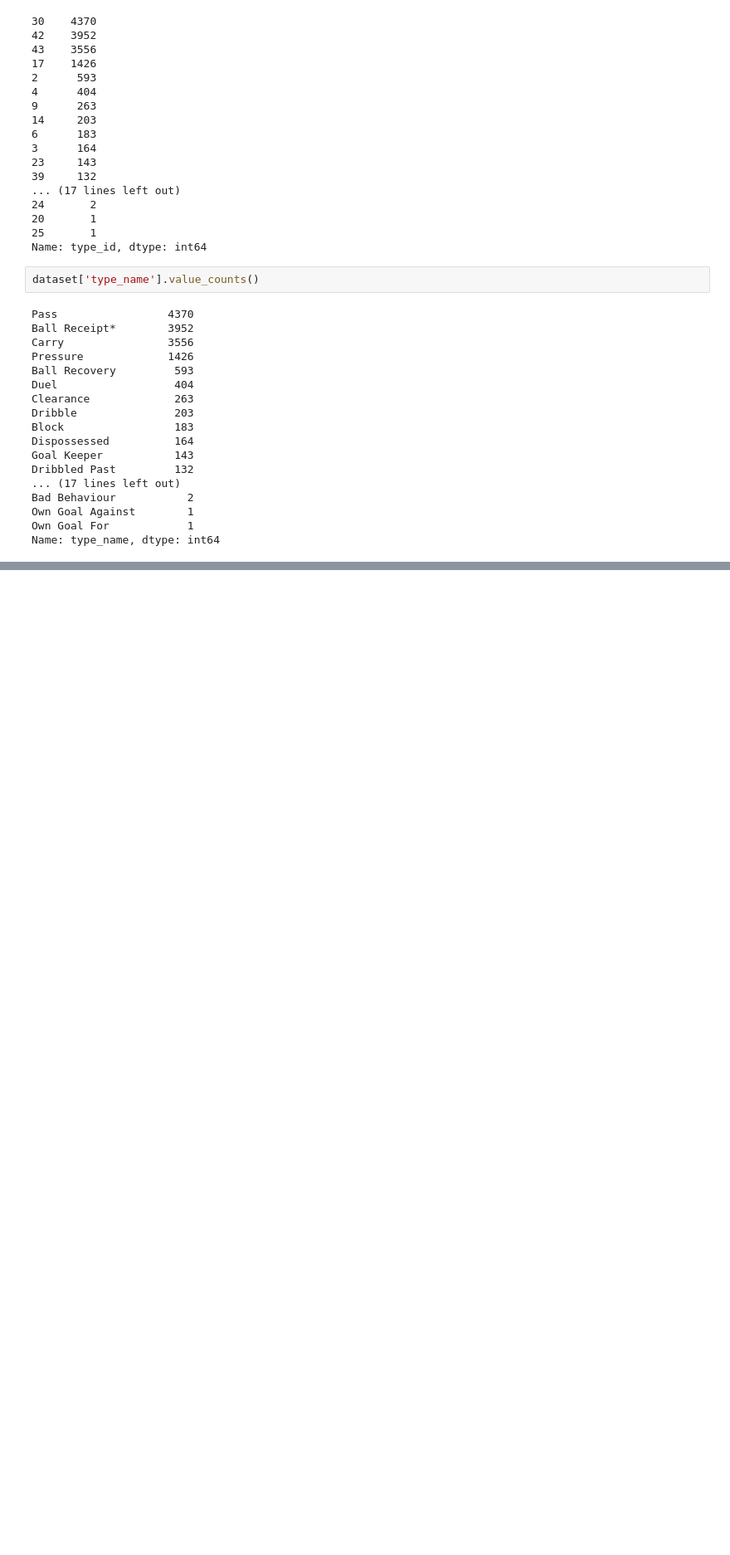
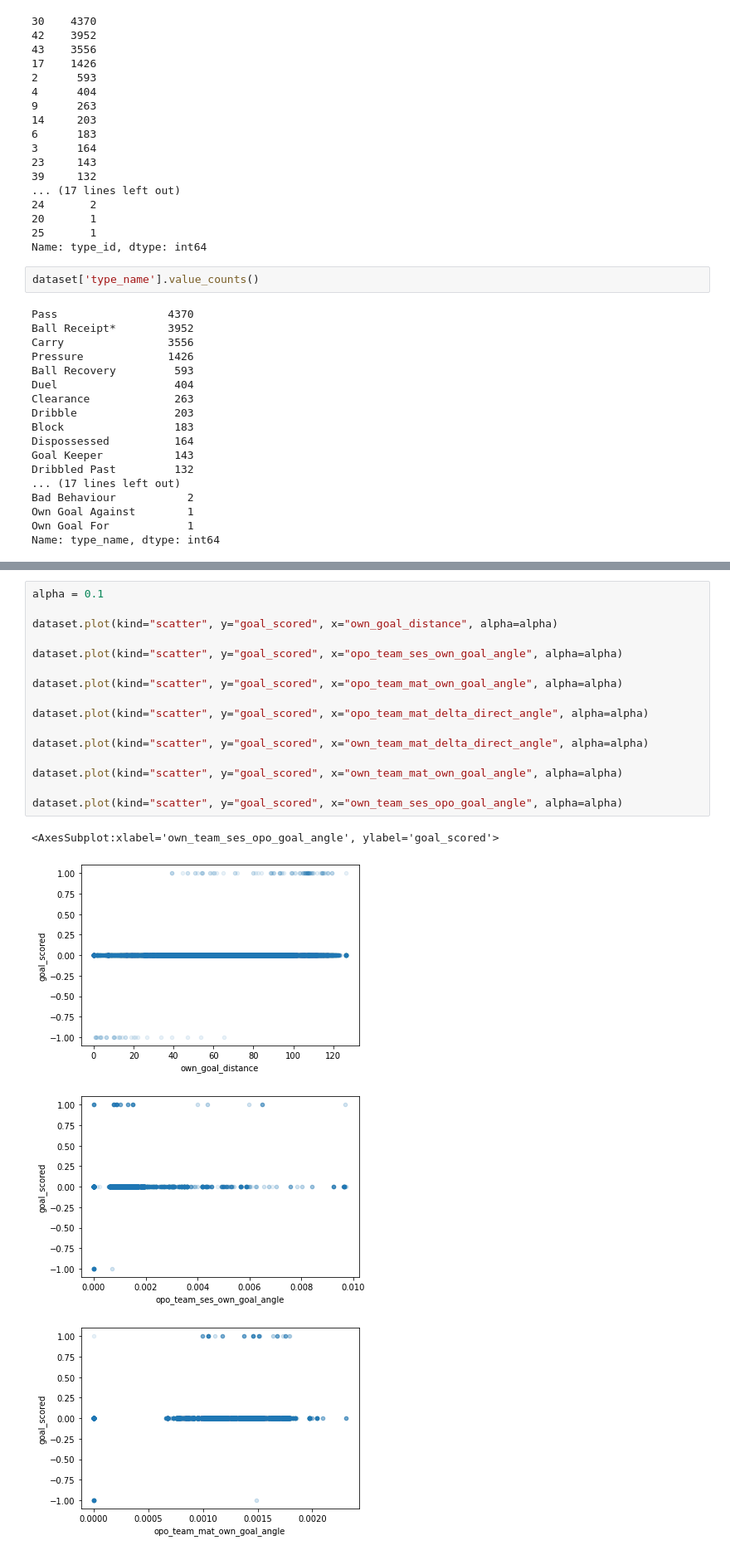
Before and after one commit to xecarlox94/data_mining_machine_learning, a Jupyter notebook: Untitled.ipynb, the cells around one changed output, grey strips where cells are left out. Shown at 83% size. Cells and saved outputs as stored; diff of their text form; blank space fills up the shorter version.

Commit message:
improving visualisation

```diff
--- a/Untitled.ipynb
+++ b/Untitled.ipynb
@@ -425,0 +136,21 @@ dataset.plot(kind="scatter", x="goal_scored", y="own_team_mat_delta_direct_angle
+# %%
+alpha = 0.1
+
+dataset.plot(kind="scatter", y="goal_scored", x="own_goal_distance", alpha=alpha)
+
+dataset.plot(kind="scatter", y="goal_scored", x="opo_team_ses_own_goal_angle", alpha=alpha)
+
+dataset.plot(kind="scatter", y="goal_scored", x="opo_team_mat_own_goal_angle", alpha=alpha)
+
+dataset.plot(kind="scatter", y="goal_scored", x="opo_team_mat_delta_direct_angle", alpha=alpha)
+
+dataset.plot(kind="scatter", y="goal_scored", x="own_team_mat_delta_direct_angle", alpha=alpha)
+
+dataset.plot(kind="scatter", y="goal_scored", x="own_team_mat_own_goal_angle", alpha=alpha)
+
+dataset.plot(kind="scatter", y="goal_scored", x="own_team_ses_opo_goal_angle", alpha=alpha)
+# %% [output]
+<AxesSubplot:xlabel='own_team_ses_opo_goal_angle', ylabel='goal_scored'>
+[figure, added]
+[figure, added]
+[figure, added]
```
Also changed, not shown: parts of 11 cells of this notebook, 3 other files.
